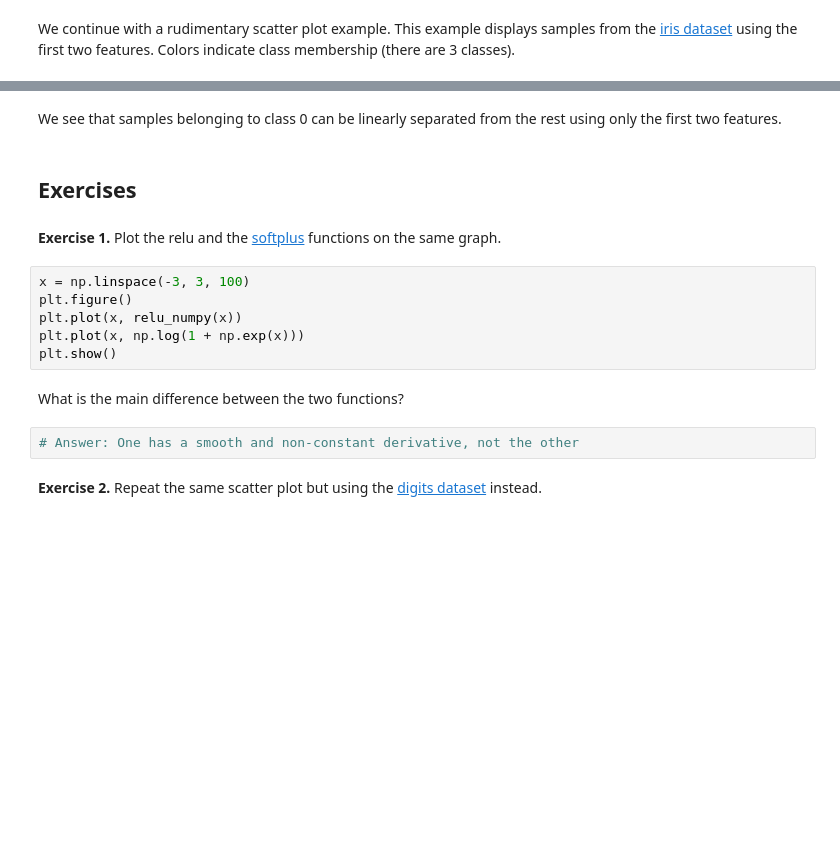
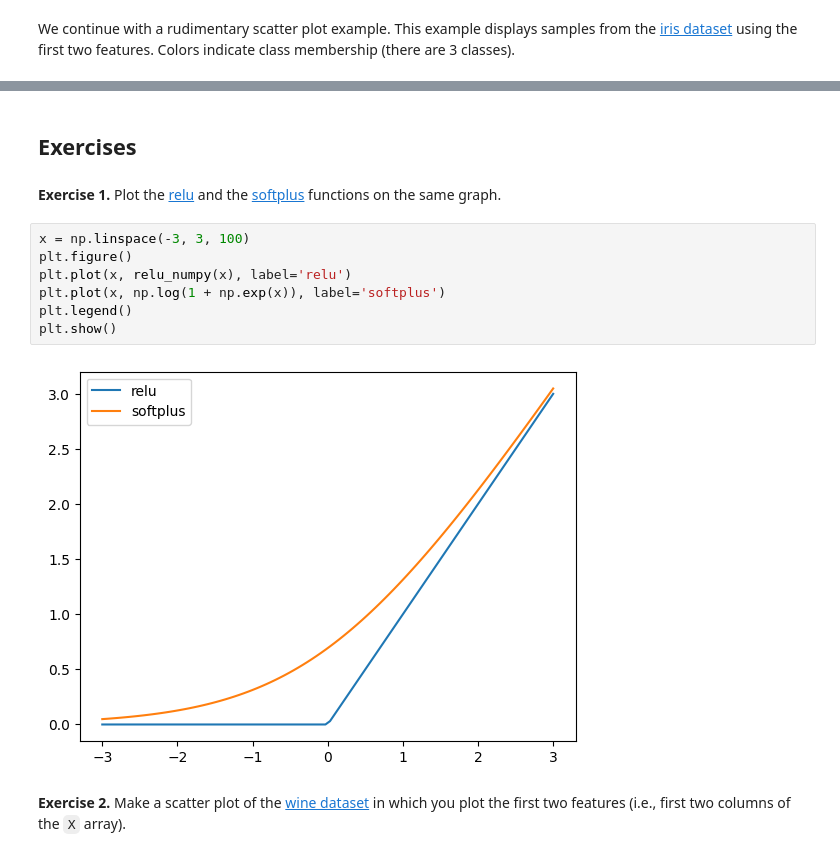
Before and after one commit to SorenKyhl/MENG15100, a Jupyter notebook: notebooks/M2/python_basics.ipynb, the cells around one changed output, grey strips where cells are left out. Cells and saved outputs as stored; diff of their text form; blank space fills up the shorter version.

```diff
--- a/notebooks/M2/python_basics.ipynb
+++ b/notebooks/M2/python_basics.ipynb
@@ -773,19 +925,16 @@ plt.show()
-# %% [markdown]
-We see that samples belonging to class 0 can be linearly separated from the rest using only the first two features.
 # %% [markdown]
 ## Exercises
 # %% [markdown]
-**Exercise 1.** Plot the relu and the [softplus](https://en.wikipedia.org/wiki/Rectifier_(neural_networks)#Softplus) functions on the same graph.
+**Exercise 1.** Plot the [relu](https://en.wikipedia.org/wiki/Rectifier_(neural_networks)) and the [softplus](https://en.wikipedia.org/wiki/Rectifier_(neural_networks)#Softplus) functions on the same graph.
 # %%
 x = np.linspace(-3, 3, 100)
 plt.figure()
-plt.plot(x, relu_numpy(x))
-plt.plot(x, np.log(1 + np.exp(x)))
+plt.plot(x, relu_numpy(x), label='relu')
+plt.plot(x, np.log(1 + np.exp(x)), label='softplus')
+plt.legend()
 plt.show()
+# %% [output]
+[figure, added]
-# %% [markdown]
-What is the main difference between the two functions?
-# %%
-# Answer: One has a smooth and non-constant derivative, not the other
 # %% [markdown]
-**Exercise 2.** Repeat the same scatter plot but using the [digits dataset](https://scikit-learn.org/stable/modules/generated/sklearn.datasets.load_digits.html) instead.
+**Exercise 2.** Make a scatter plot of the [wine dataset](https://scikit-learn.org/stable/modules/generated/sklearn.datasets.load_wine.html) in which you plot the first two features (i.e., first two columns of the `X` array).
 # %%
```
Also changed, not shown: parts of 58 cells of this notebook.
